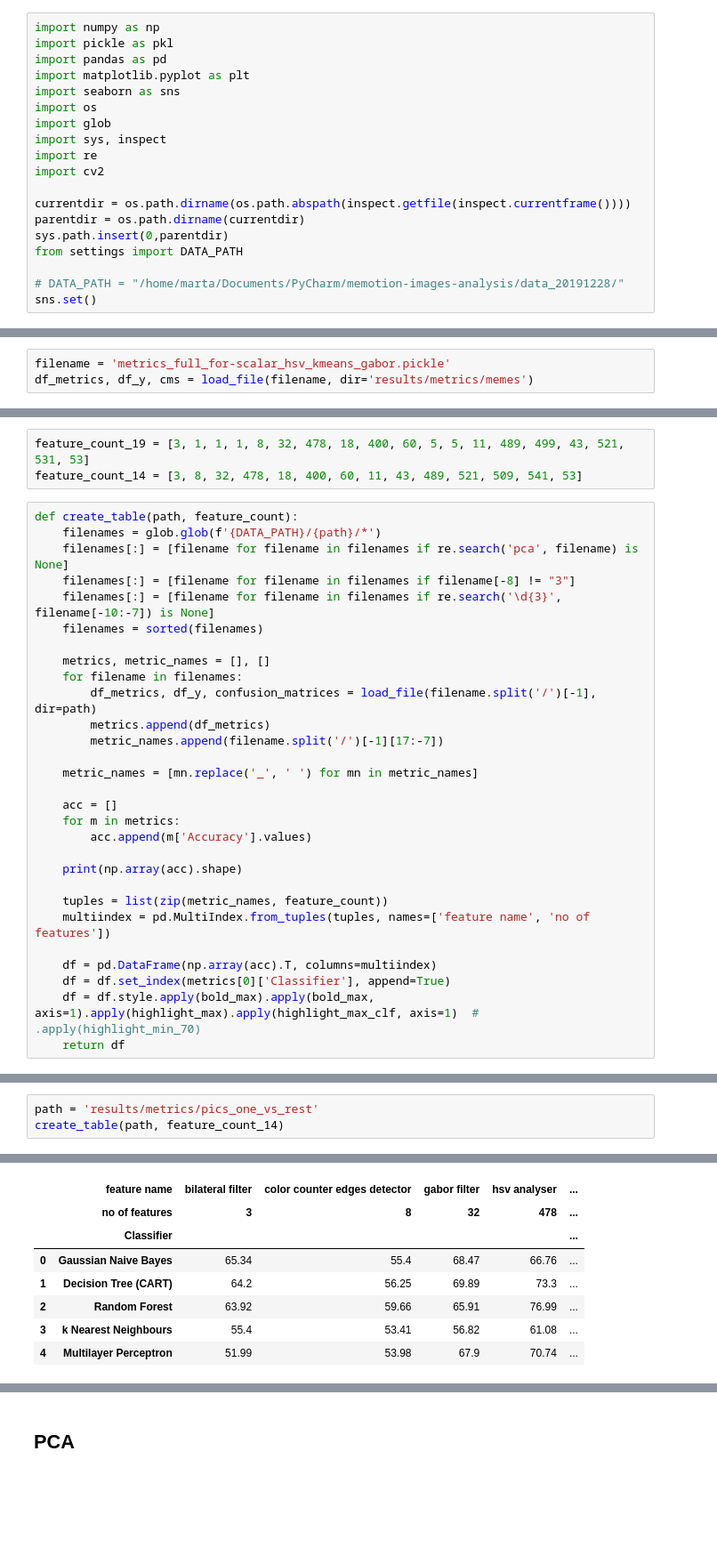
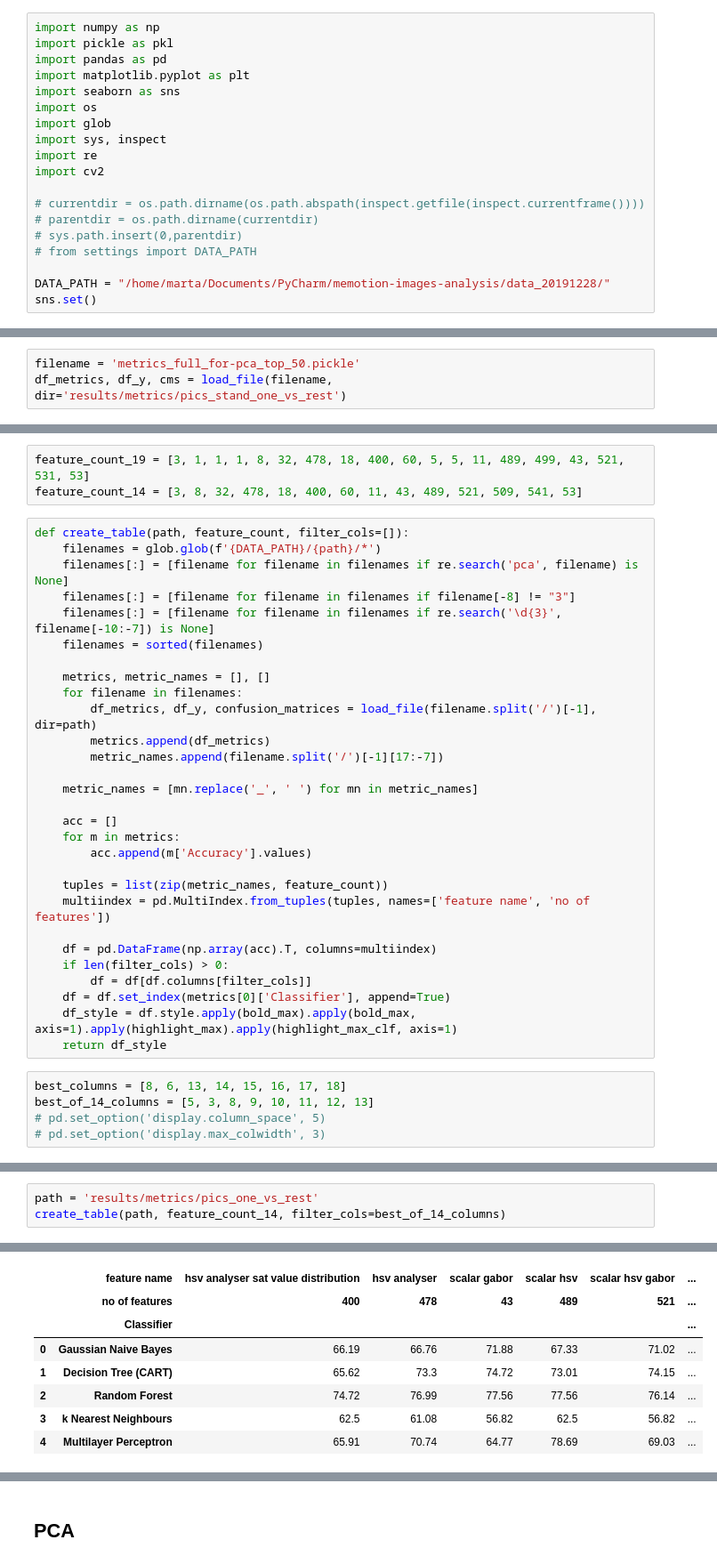
Before and after one commit to lukaszsus/memotion-images-analysis, a Jupyter notebook: experiment_scripts/pandas_dataframes_results.ipynb, the cells around one changed output, grey strips where cells are left out. Shown at 89% size. Cells and saved outputs as stored; diff of their text form; blank space fills up the shorter version.

```diff
--- a/experiment_scripts/pandas_dataframes_results.ipynb
+++ b/experiment_scripts/pandas_dataframes_results.ipynb
@@ -10,12 +10,12 @@ import sys, inspect
 import re
 import cv2
 
-currentdir = os.path.dirname(os.path.abspath(inspect.getfile(inspect.currentframe())))
-parentdir = os.path.dirname(currentdir)
-sys.path.insert(0,parentdir)
-from settings import DATA_PATH
+# currentdir = os.path.dirname(os.path.abspath(inspect.getfile(inspect.currentframe())))
+# parentdir = os.path.dirname(currentdir)
+# sys.path.insert(0,parentdir)
+# from settings import DATA_PATH
 
-# DATA_PATH = "/home/marta/Documents/PyCharm/memotion-images-analysis/data_20191228/"
+DATA_PATH = "/home/marta/Documents/PyCharm/memotion-images-analysis/data_20191228/"
 sns.set()
 # %%
 def load_file(filename, dir='results/metrics/pics'):
@@ -55,8 +55,8 @@ def highlight_max_clf(s):
 # %% [markdown]
 ## Confussion matrix dla przykładowych badań
 # %%
-filename = 'metrics_full_for-scalar_hsv_kmeans_gabor.pickle'
-df_metrics, df_y, cms = load_file(filename, dir='results/metrics/memes')
+filename = 'metrics_full_for-pca_top_50.pickle'
+df_metrics, df_y, cms = load_file(filename, dir='results/metrics/pics_stand_one_vs_rest')
 # %%
 df_y.shape
 # %% [output]
@@ -174,7 +176,7 @@ plot_image(img)
 feature_count_19 = [3, 1, 1, 1, 8, 32, 478, 18, 400, 60, 5, 5, 11, 489, 499, 43, 521, 531, 53]
 feature_count_14 = [3, 8, 32, 478, 18, 400, 60, 11, 43, 489, 521, 509, 541, 53]
 # %%
-def create_table(path, feature_count):
+def create_table(path, feature_count, filter_cols=[]):
     filenames = glob.glob(f'{DATA_PATH}/{path}/*')
     filenames[:] = [filename for filename in filenames if re.search('pca', filename) is None]
     filenames[:] = [filename for filename in filenames if filename[-8] != "3"]
@@ -193,12 +195,17 @@ def create_table(path, feature_count):
     for m in metrics:
         acc.append(m['Accuracy'].values)
 
-    print(np.array(acc).shape)
-
     tuples = list(zip(metric_names, feature_count))
     multiindex = pd.MultiIndex.from_tuples(tuples, names=['feature name', 'no of features'])
 
     df = pd.DataFrame(np.array(acc).T, columns=multiindex)
+    if len(filter_cols) > 0:
+        df = df[df.columns[filter_cols]]
     df = df.set_index(metrics[0]['Classifier'], append=True)
-    df = df.style.apply(bold_max).apply(bold_max, axis=1).apply(highlight_max).apply(highlight_max_clf, axis=1)  # .apply(highlight_min_70)
-    return df
+    df_style = df.style.apply(bold_max).apply(bold_max, axis=1).apply(highlight_max).apply(highlight_max_clf, axis=1)
+    return df_style
+# %%
+best_columns = [8, 6, 13, 14, 15, 16, 17, 18]
+best_of_14_columns = [5, 3, 8, 9, 10, 11, 12, 13]
+# pd.set_option('display.column_space', 5)
+# pd.set_option('display.max_colwidth', 3)
@@ -257,4 +284,4 @@ create_table(path, feature_count_19)
 # %%
 path = 'results/metrics/pics_one_vs_rest'
-create_table(path, feature_count_14)
+create_table(path, feature_count_14, filter_cols=best_of_14_columns)
 # %% [output]
@@ -262,10 +288,10 @@ create_table(path, feature_count_14)
-|  | feature name | bilateral filter | color counter edges detector | gabor filter | hsv analyser | ... |
-|  | no of features | 3 | 8 | 32 | 478 | ... |
-|  | Classifier |  |  |  |  | ... |
-| 0 | Gaussian Naive Bayes | 65.34 | 55.4 | 68.47 | 66.76 | ... |
-| 1 | Decision Tree (CART) | 64.2 | 56.25 | 69.89 | 73.3 | ... |
-| 2 | Random Forest | 63.92 | 59.66 | 65.91 | 76.99 | ... |
-| 3 | k Nearest Neighbours | 55.4 | 53.41 | 56.82 | 61.08 | ... |
-| 4 | Multilayer Perceptron | 51.99 | 53.98 | 67.9 | 70.74 | ... |
+|  | feature name | hsv analyser sat value distribution | hsv analyser | scalar gabor | scalar hsv | scalar hsv gabor | ... |
+|  | no of features | 400 | 478 | 43 | 489 | 521 | ... |
+|  | Classifier |  |  |  |  |  | ... |
+| 0 | Gaussian Naive Bayes | 66.19 | 66.76 | 71.88 | 67.33 | 71.02 | ... |
+| 1 | Decision Tree (CART) | 65.62 | 73.3 | 74.72 | 73.01 | 74.15 | ... |
+| 2 | Random Forest | 74.72 | 76.99 | 77.56 | 77.56 | 76.14 | ... |
+| 3 | k Nearest Neighbours | 62.5 | 61.08 | 56.82 | 62.5 | 56.82 | ... |
+| 4 | Multilayer Perceptron | 65.91 | 70.74 | 64.77 | 78.69 | 69.03 | ... |
 # %%
 path = 'results/metrics/pics_stand_one_vs_rest'
```
Also changed, not shown: parts of 26 cells of this notebook, 3 other files.
